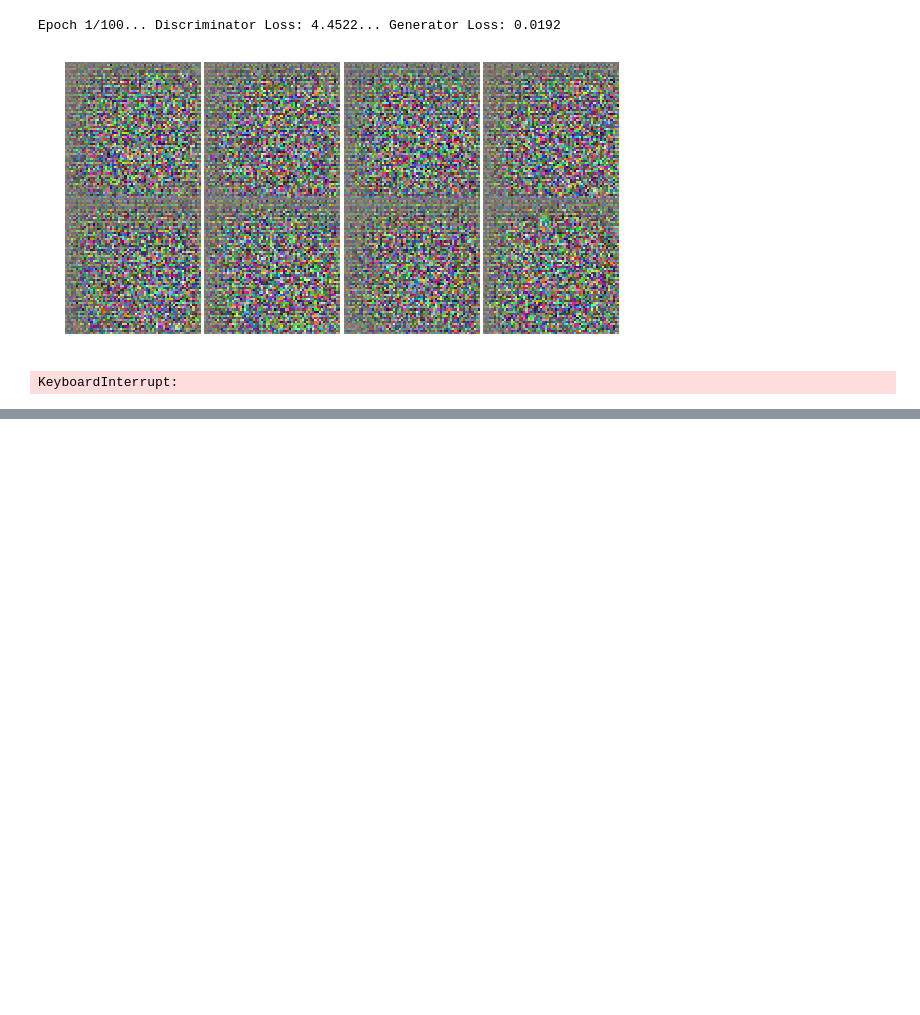
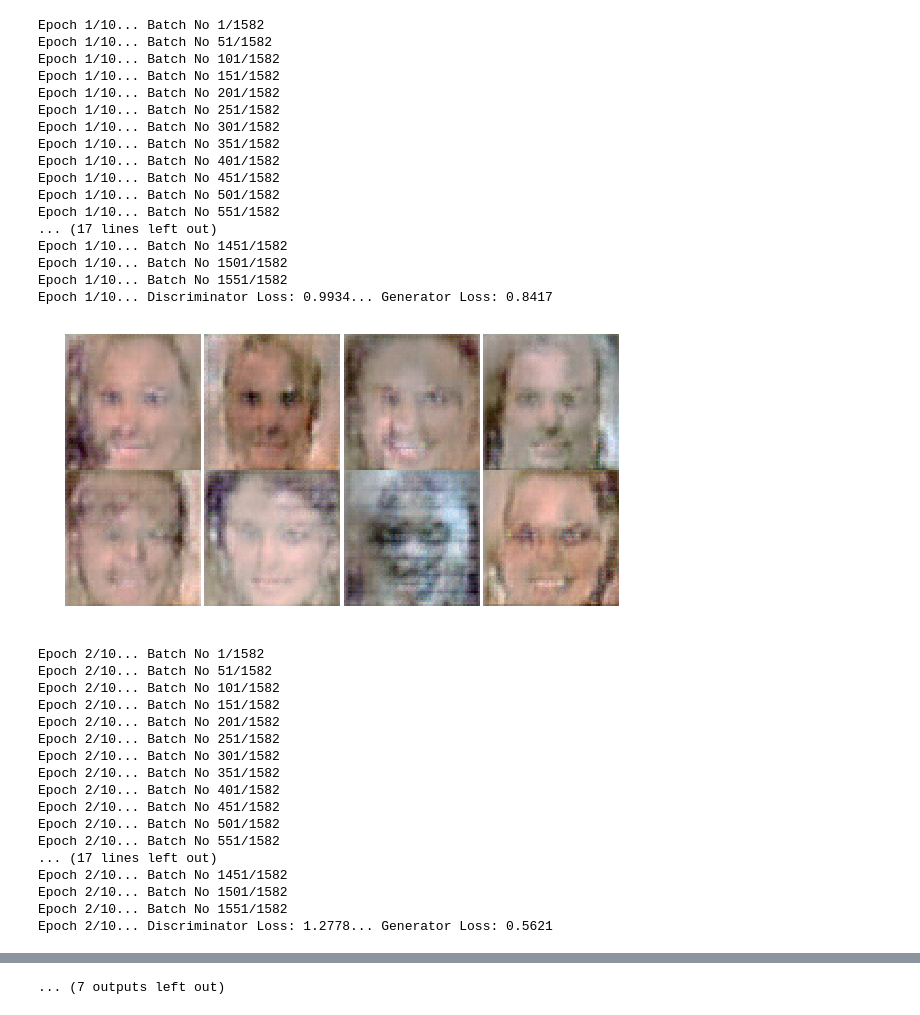
Before and after one commit to shivaverma/Face-Generator, a Jupyter notebook: face_generator_tf.ipynb, the cells around one changed output, grey strips where cells are left out. Cells and saved outputs as stored; diff of their text form; code cells hidden in the pictures; blank space fills up the shorter version.

```diff
--- a/face_generator_tf.ipynb
+++ b/face_generator_tf.ipynb
@@ -9,7 +9,7 @@ from tensorflow.train import AdamOptimizer as adam
 from tensorflow.nn import sigmoid_cross_entropy_with_logits as loss
 from tensorflow.layers import dense, batch_normalization, conv2d_transpose, conv2d
 # %%
-image_ids = glob.glob('celeb/*')[:100]
+image_ids = glob.glob('../input/data/*')
 
 crop = (30, 55, 150, 175)
 images = [np.array((Image.open(i).crop(crop)).resize((64,64))) for i in image_ids]
@@ -131,41 +119,89 @@ gen_vars = [var for var in total_vars if var.name[0] == 'g']
 
 dis_opt = adam(learning_rate=learning_rate, beta1=beta1).minimize(dis_loss, var_list=dis_vars)
 gen_opt = adam(learning_rate=learning_rate, beta1=beta1).minimize(gen_loss, var_list=gen_vars)
+# %%
+def view_samples(epoch, samples, nrows, ncols, figsize=(5,5)):
+
+    fig, axes = plt.subplots(figsize=figsize, nrows=nrows, ncols=ncols)
+
+    for ax, img in zip(axes.flatten(), samples[epoch]):
+
+        ax.axis('off')
+        # img = (((img+1)/2)*255).astype(np.uint8)
+        img = ((img - img.min())*255 / (img.max() - img.min())).astype(np.uint8)
+        im = ax.imshow(img)
+
+    plt.subplots_adjust(wspace=0, hspace=0)
+    return fig, axes
 # %%
 batch_size = 128
-epochs = 100
+epochs = 10
+iters = len(image_ids)//batch_size
 saver = tf.train.Saver(var_list = gen_vars)
 
 with tf.Session() as sess:
 
     sess.run(tf.global_variables_initializer())
 
     for e in range(epochs):
 
-        iters = 10000//batch_size
+        for i in range(iters-1):
 
-        for i in range(1):
-
-            batch_images= get_images(batch_size)
+            batch_images = images[i*batch_size:(i+1)*batch_size]
             batch_noise = np.random.uniform(-1, 1, size=(batch_size, noise_size))
 
             sess.run(dis_opt, feed_dict={input_real: batch_images, input_noise: batch_noise})
             sess.run(gen_opt, feed_dict={input_real: batch_images, input_noise: batch_noise})
+
+            if i%50 == 0:
+                print("Epoch {}/{}...".format(e+1, epochs), "Batch No {}/{}".format(i+1, iters))
 
         loss_dis = sess.run(dis_loss, {input_noise: batch_noise, input_real: batch_images})
         loss_gen = gen_loss.eval({input_real: batch_images, input_noise: batch_noise})
 
         print("Epoch {}/{}...".format(e+1, epochs),"Discriminator Loss: {:.4f}...".format(loss_dis),
               "Generator Loss: {:.4f}".format(loss_gen))
 
         sample_noise = np.random.uniform(-1, 1, size=(8, noise_size))
         gen_samples = sess.run(generator(input_noise, reuse=True, alpha=alpha),
                                feed_dict={input_noise: sample_noise})
 
         view_samples(-1, gen_samples, 2, 4, (10,5))
         plt.show()
         saver.save(sess, './checkpoints/generator.ckpt')
 # %% [output]
-Epoch 1/100... Discriminator Loss: 4.4522... Generator Loss: 0.0192
+Epoch 1/10... Batch No 1/1582
+Epoch 1/10... Batch No 51/1582
+Epoch 1/10... Batch No 101/1582
+Epoch 1/10... Batch No 151/1582
+Epoch 1/10... Batch No 201/1582
+Epoch 1/10... Batch No 251/1582
+Epoch 1/10... Batch No 301/1582
+Epoch 1/10... Batch No 351/1582
+Epoch 1/10... Batch No 401/1582
+Epoch 1/10... Batch No 451/1582
+Epoch 1/10... Batch No 501/1582
+Epoch 1/10... Batch No 551/1582
+... (17 lines left out)
+Epoch 1/10... Batch No 1451/1582
+Epoch 1/10... Batch No 1501/1582
+Epoch 1/10... Batch No 1551/1582
+Epoch 1/10... Discriminator Loss: 0.9934... Generator Loss: 0.8417
-[figure, old version]
+[figure, new version]
-KeyboardInterrupt:
+Epoch 2/10... Batch No 1/1582
+Epoch 2/10... Batch No 51/1582
+Epoch 2/10... Batch No 101/1582
+Epoch 2/10... Batch No 151/1582
+Epoch 2/10... Batch No 201/1582
+Epoch 2/10... Batch No 251/1582
+Epoch 2/10... Batch No 301/1582
+Epoch 2/10... Batch No 351/1582
+Epoch 2/10... Batch No 401/1582
+Epoch 2/10... Batch No 451/1582
+Epoch 2/10... Batch No 501/1582
+Epoch 2/10... Batch No 551/1582
+... (17 lines left out)
+Epoch 2/10... Batch No 1451/1582
+Epoch 2/10... Batch No 1501/1582
+Epoch 2/10... Batch No 1551/1582
+Epoch 2/10... Discriminator Loss: 1.2778... Generator Loss: 0.5621
@@ -171,0 +281 @@ KeyboardInterrupt:
+... (7 outputs left out)
```
Also changed, not shown: parts of 5 cells of this notebook.
